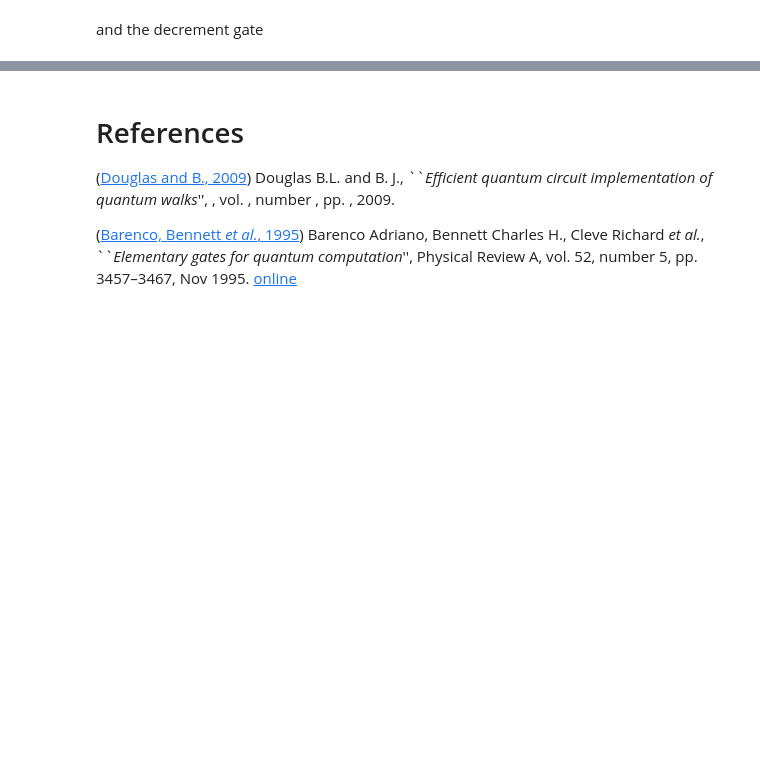
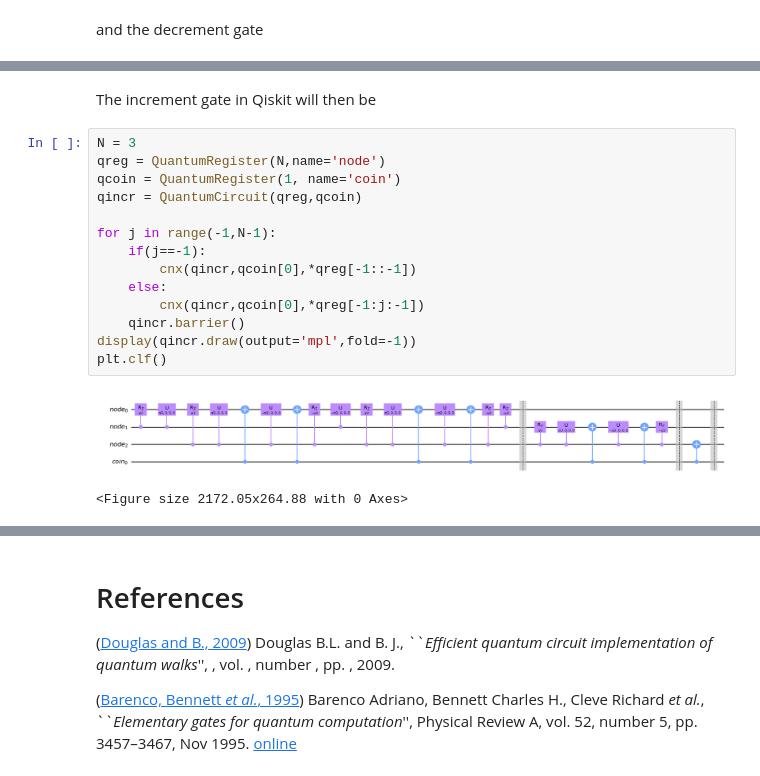
Before and after one commit to JaimePSantos/Dissertation-Tex-Code, a Jupyter notebook: Presentation/pres.ipynb, the cells around one changed output, grey strips where cells are left out. Drawn from its saved outputs; the diff is of its cells as text; blank space fills up the shorter version.

```diff
--- a/Presentation/pres.ipynb
+++ b/Presentation/pres.ipynb
@@ -564,0 +625,19 @@ For a graph with $8$ nodes, for example, $3$ qubits are required to encode every
+# %% [markdown]
+The increment gate in Qiskit will then be
+# %%
+N = 3
+qreg = QuantumRegister(N,name='node')
+qcoin = QuantumRegister(1, name='coin')
+qincr = QuantumCircuit(qreg,qcoin)
+
+for j in range(-1,N-1):
+    if(j==-1):
+        cnx(qincr,qcoin[0],*qreg[-1::-1])
+    else:
+        cnx(qincr,qcoin[0],*qreg[-1:j:-1])
+    qincr.barrier()
+display(qincr.draw(output='mpl',fold=-1))
+plt.clf()
+# %% [output]
+[figure, added]
+<Figure size 2172.05x264.88 with 0 Axes>
```
Also changed, not shown: parts of 43 cells of this notebook, 2 other files.
